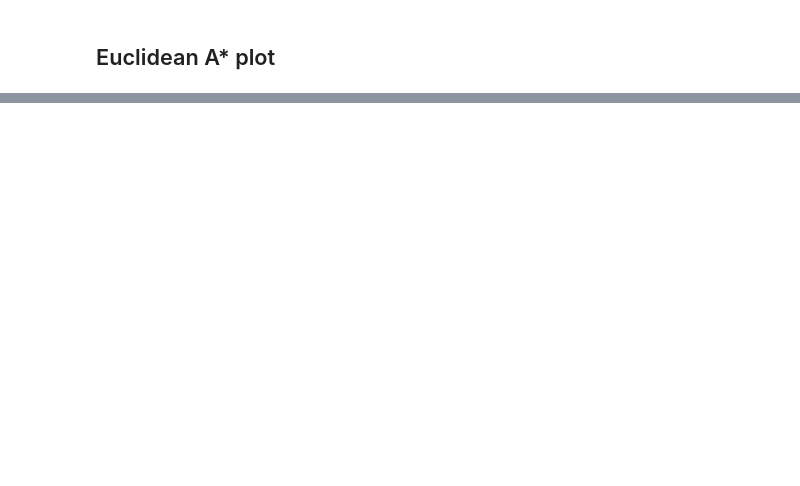
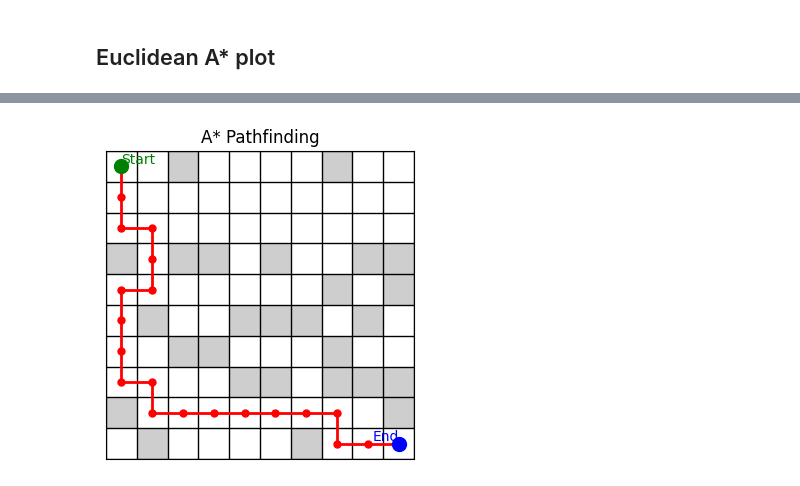
Before and after one commit to tomHep10/HeepsInTheHeaps, a Jupyter notebook: plots.ipynb, the cells around one changed output, grey strips where cells are left out. Saved outputs shown, nothing was run; the diff lists cells and outputs as text; code cells hidden in the pictures; blank space fills up the shorter version.

```diff
--- a/plots.ipynb
+++ b/plots.ipynb
@@ -34,0 +35,9 @@ eu.plotGrid()
+# %%
+eu = pathGraph.pathGraph()
+
+
+eu._createAStarGraph(10, 10)
+eu.aStarShortestPath((0, 0), (9, 9), "Manhattan")
+eu.plotGrid()
+# %% [output]
+[figure, added]
```
Also changed, not shown: parts of 3 cells of this notebook, 2 other files.
